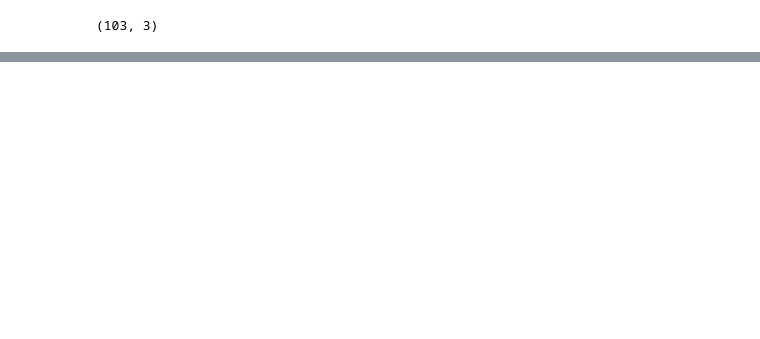
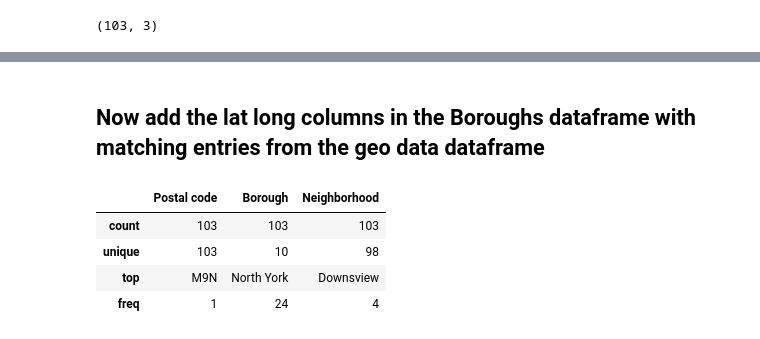
Before and after one commit to muraliinsd/IBM-Data-Science-Capstone, a Jupyter notebook: IBM Data Science Capstone.ipynb, the cells around one changed output, grey strips where cells are left out. Cells and saved outputs as stored; diff of their text form; code cells hidden in the pictures; blank space fills up the shorter version.

```diff
--- a/IBM Data Science Capstone.ipynb
+++ b/IBM Data Science Capstone.ipynb
@@ -106,0 +122,13 @@ df_cn.shape
+# %% [markdown]
+## Now add the lat long columns in the Boroughs dataframe with matching entries from the geo data dataframe ##
+# %%
+# Now add the lat long columns in the Boroughs dataframe with matching entries from the geo data dataframe
+df_cn_data.sort_values(['Postal code'], ascending=1, inplace=True)
+df_cn_data.head()
+df_cn_data.describe()
+# %% [output]
+|  | Postal code | Borough | Neighborhood |
+| count | 103 | 103 | 103 |
+| unique | 103 | 10 | 98 |
+| top | M9N | North York | Downsview |
+| freq | 1 | 24 | 4 |
```
Also changed, not shown: parts of 12 cells of this notebook.
